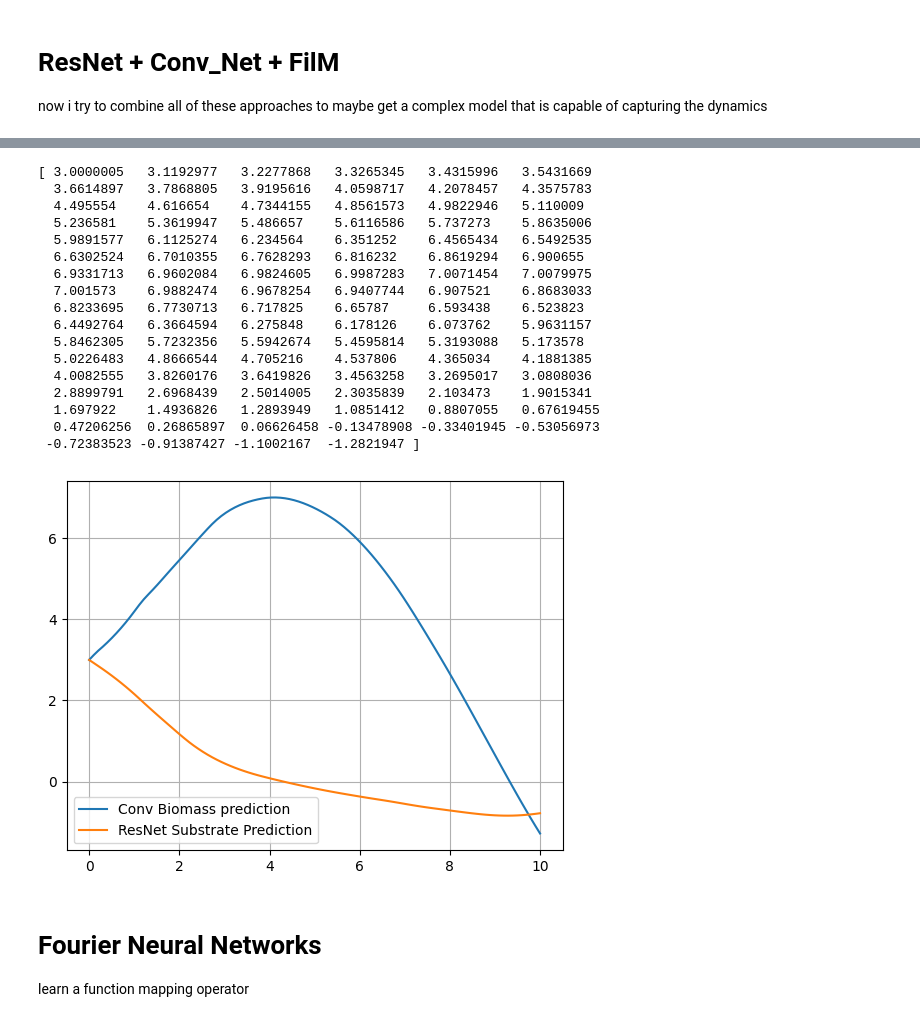
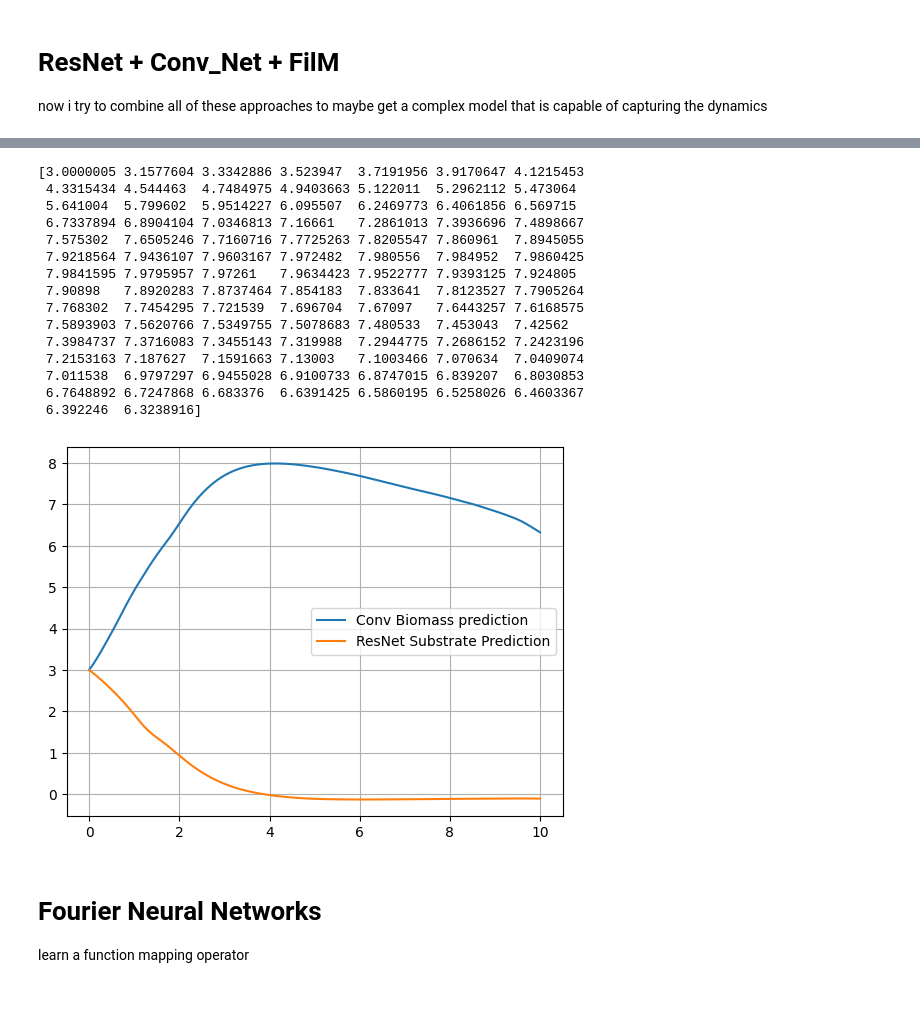
Before and after one commit to therealtoby1/Master, a Jupyter notebook: Training_data_integro_diff_batch/NN_methods_integro_diff_batch.ipynb, the cells around one changed output, grey strips where cells are left out. Cells and saved outputs as stored; diff of their text form; code cells hidden in the pictures.

```diff
--- a/Training_data_integro_diff_batch/NN_methods_integro_diff_batch.ipynb
+++ b/Training_data_integro_diff_batch/NN_methods_integro_diff_batch.ipynb
@@ -545,5 +626,5 @@ class ConvFiLM1D_ResNet(nn.Module):
             return y[0]  # (M+1,)
         return y
 model6 = ConvFiLM1D_ResNet(M=100, channels=32)
-model6, loss = train_the_model_full_dataset_Adam(model6,X_train,Y_train,num_epochs=20)
+model6, loss = train_the_model_full_dataset_Adam(model6,X_train,Y_train,num_epochs=2000)
 # %% [output]
@@ -669,5 +768,5 @@ class CNNForwardShift(nn.Module):
         return Y
 
 model7 = CNNForwardShift(M=M, hidden_channels=32, kernel_size=5, depth=3)
-model7, loss = train_the_model_full_dataset_Adam(model7, X_train, Y_train, num_epochs=300)
+model7, loss = train_the_model_full_dataset_Adam(model7, X_train, Y_train, num_epochs=2000)
 # %% [output]
@@ -677,36 +793,36 @@ Iter 00200 | Loss: 0.000016 | Best: 0.000016 | LR: 1.00e-02
 # %%
 #prediction step
 n0=Dataset_validation[0]["n"][:,0]
 S0=Dataset_validation[0]["initial_substrate"]
-N_Res_Con_Film,S_Res_Con_Film = rollout(model=model7, n0=n0, s0=S0, steps=T-1, n_max=n_max, S_max=S_max,return_numpy=True)
+N_Res_Con_Film2,S_Res_Con_Film2 = rollout(model=model7, n0=n0, s0=S0, steps=T-1, n_max=n_max, S_max=S_max,return_numpy=True)
 
-plot_spaghetti(m=m,t=torch.linspace(0,10,T),N=N_Res_Con_Film,title="ResNet prediction")
-biomass_Res_Con_Film  = (N_Res_Con_Film  * m.numpy()[:,None]).sum(axis=0) * delta_m.numpy()
-print(biomass_Res_Con_Film)
-plt.plot(t_eval,biomass_Res_Con_Film,label="Conv Biomass prediction")
-plt.plot(t_eval,S_Res_Con_Film,label="ResNet Substrate Prediction")
+plot_spaghetti(m=m,t=torch.linspace(0,10,T),N=N_Res_Con_Film,title="Res_Conv_Film_Net prediction")
+biomass_Res_Con_Film2  = (N_Res_Con_Film2  * m.numpy()[:,None]).sum(axis=0) * delta_m.numpy()
+print(biomass_Res_Con_Film2)
+plt.plot(t_eval,biomass_Res_Con_Film2,label="Conv Biomass prediction")
+plt.plot(t_eval,S_Res_Con_Film2,label="ResNet Substrate Prediction")
 plt.legend()
 plt.grid()
 plt.show()
+model7.eval()
+# torch.save(model7.state_dict(), 'Res_Film_Conv_diff_batch_2000_epochs.pth')
 # %% [output]
-[ 3.0000005   3.1192977   3.2277868   3.3265345   3.4315996   3.5431669
-  3.6614897   3.7868805   3.9195616   4.0598717   4.2078457   4.3575783
-  4.495554    4.616654    4.7344155   4.8561573   4.9822946   5.110009
-  5.236581    5.3619947   5.486657    5.6116586   5.737273    5.8635006
-  5.9891577   6.1125274   6.234564    6.351252    6.4565434   6.5492535
-  6.6302524   6.7010355   6.7628293   6.816232    6.8619294   6.900655
-  6.9331713   6.9602084   6.9824605   6.9987283   7.0071454   7.0079975
-  7.001573    6.9882474   6.9678254   6.9407744   6.907521    6.8683033
-  6.8233695   6.7730713   6.717825    6.65787     6.593438    6.523823
-  6.4492764   6.3664594   6.275848    6.178126    6.073762    5.9631157
-  5.8462305   5.7232356   5.5942674   5.4595814   5.3193088   5.173578
-  5.0226483   4.8666544   4.705216    4.537806    4.365034    4.1881385
-  4.0082555   3.8260176   3.6419826   3.4563258   3.2695017   3.0808036
-  2.8899791   2.6968439   2.5014005   2.3035839   2.103473    1.9015341
-  1.697922    1.4936826   1.2893949   1.0851412   0.8807055   0.67619455
-  0.47206256  0.26865897  0.06626458 -0.13478908 -0.33401945 -0.53056973
- -0.72383523 -0.91387427 -1.1002167  -1.2821947 ]
+[3.0000005 3.1577604 3.3342886 3.523947  3.7191956 3.9170647 4.1215453
+ 4.3315434 4.544463  4.7484975 4.9403663 5.122011  5.2962112 5.473064
+ 5.641004  5.799602  5.9514227 6.095507  6.2469773 6.4061856 6.569715
+ 6.7337894 6.8904104 7.0346813 7.16661   7.2861013 7.3936696 7.4898667
+ 7.575302  7.6505246 7.7160716 7.7725263 7.8205547 7.860961  7.8945055
+ 7.9218564 7.9436107 7.9603167 7.972482  7.980556  7.984952  7.9860425
+ 7.9841595 7.9795957 7.97261   7.9634423 7.9522777 7.9393125 7.924805
+ 7.90898   7.8920283 7.8737464 7.854183  7.833641  7.8123527 7.7905264
+ 7.768302  7.7454295 7.721539  7.696704  7.67097   7.6443257 7.6168575
+ 7.5893903 7.5620766 7.5349755 7.5078683 7.480533  7.453043  7.42562
+ 7.3984737 7.3716083 7.3455143 7.319988  7.2944775 7.2686152 7.2423196
+ 7.2153163 7.187627  7.1591663 7.13003   7.1003466 7.070634  7.0409074
+ 7.011538  6.9797297 6.9455028 6.9100733 6.8747015 6.839207  6.8030853
+ 6.7648892 6.7247868 6.683376  6.6391425 6.5860195 6.5258026 6.4603367
+ 6.392246  6.3238916]
-[figure, old version]
+[figure, new version]
 # %% [markdown]
 # Fourier Neural Networks
 
```
Also changed, not shown: parts of 17 cells of this notebook, 6 other files.
